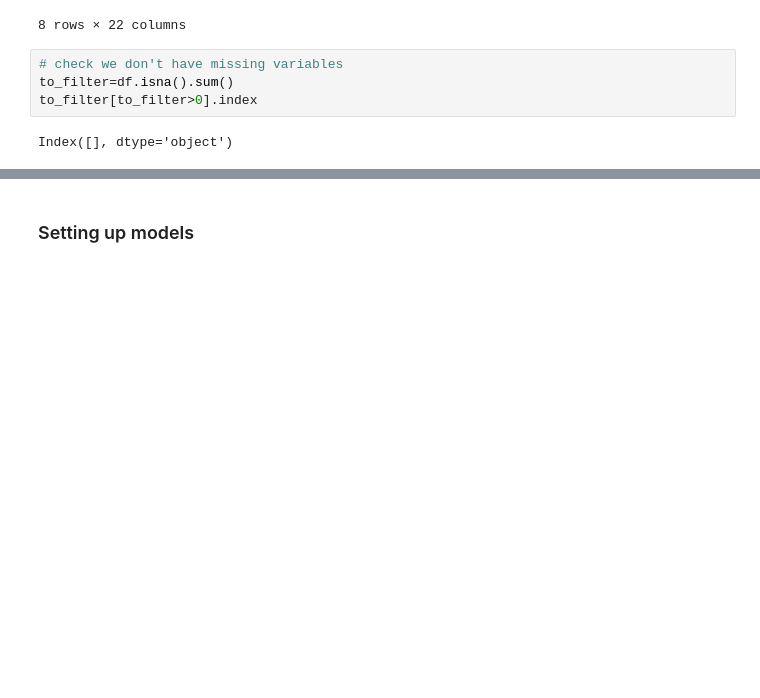
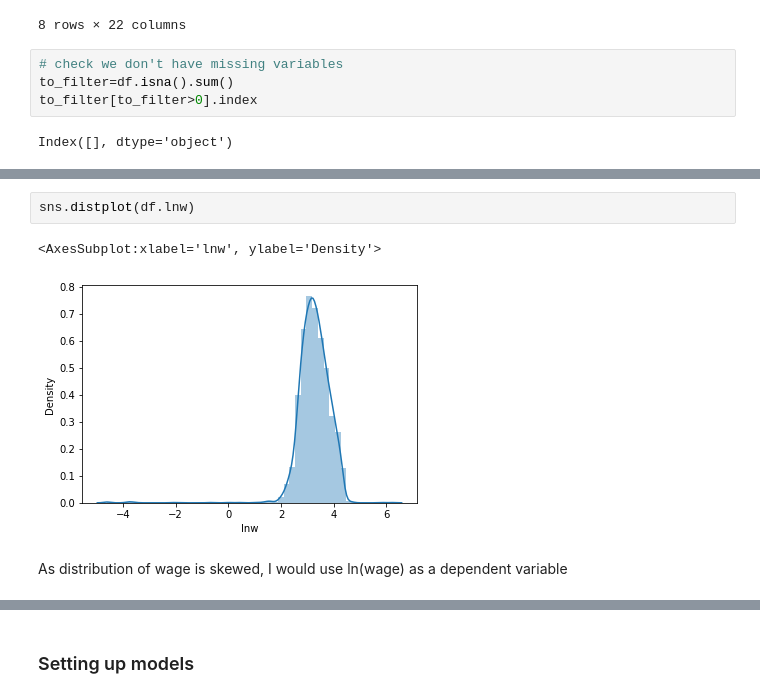
Before and after one commit to JustJAG/Prediction_with_ML_for_Economists, a Jupyter notebook: Assignment_1_cps_earnings_dataset/homework.ipynb, the cells around one changed output, grey strips where cells are left out. Cells and saved outputs as stored; diff of their text form; blank space fills up the shorter version.

```diff
--- a/Assignment_1_cps_earnings_dataset/homework.ipynb
+++ b/Assignment_1_cps_earnings_dataset/homework.ipynb
@@ -217,0 +224,7 @@ Index([], dtype='object')
+# %%
+sns.distplot(df.lnw)
+# %% [output]
+<AxesSubplot:xlabel='lnw', ylabel='Density'>
+[figure, added]
+# %% [markdown]
+As distribution of wage is skewed, I would use ln(wage) as a dependent variable
```
Also changed, not shown: parts of 18 cells of this notebook.
